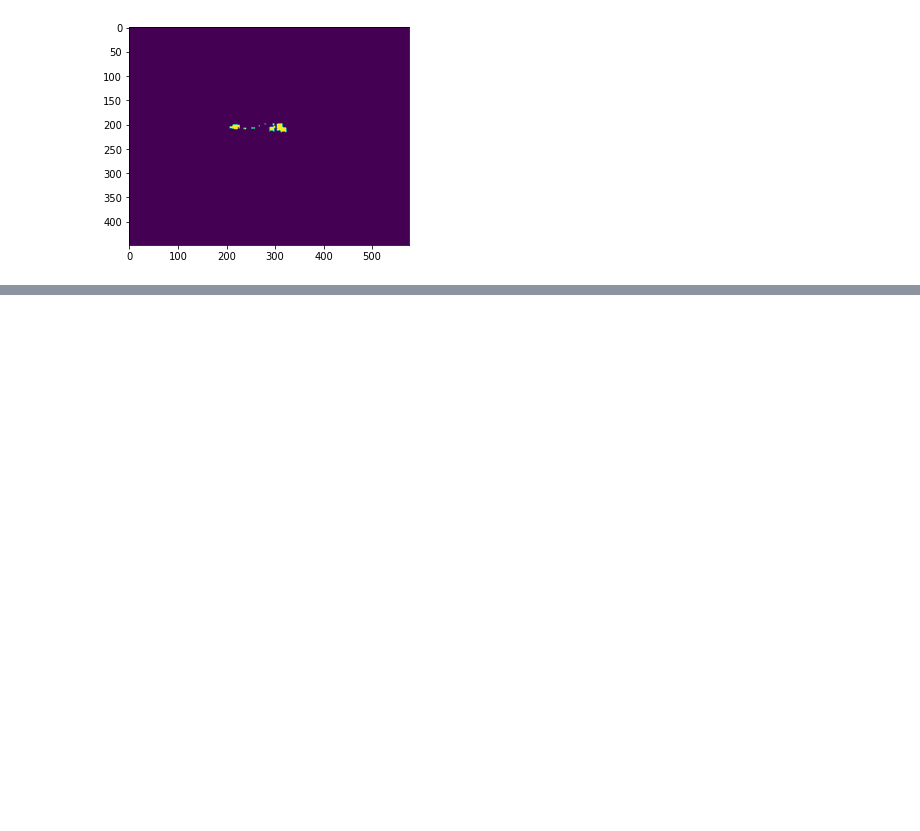
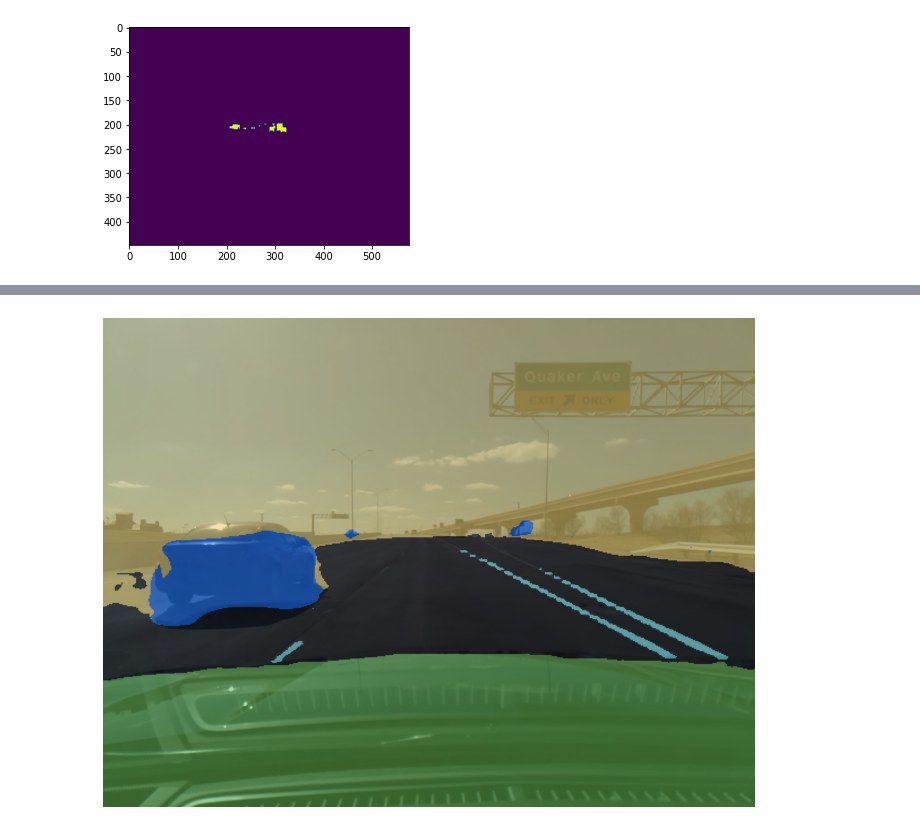
Before and after one commit to johanngerberding/comma10k-segmentation-pytorch, a Jupyter notebook: visualize.ipynb, the cells around one changed output, grey strips where cells are left out. Drawn from its saved outputs; the diff is of its cells as text; code cells hidden in the pictures; blank space fills up the shorter version.

```diff
--- a/visualize.ipynb
+++ b/visualize.ipynb
@@ -61,0 +216,4 @@ plt.imshow(mask[4])
+# %%
+plot_segmentation(model, samples[3], classes, transform, device)
+# %% [output]
+[figure, added]
```
Also changed, not shown: parts of 27 cells of this notebook, 3 other files.
